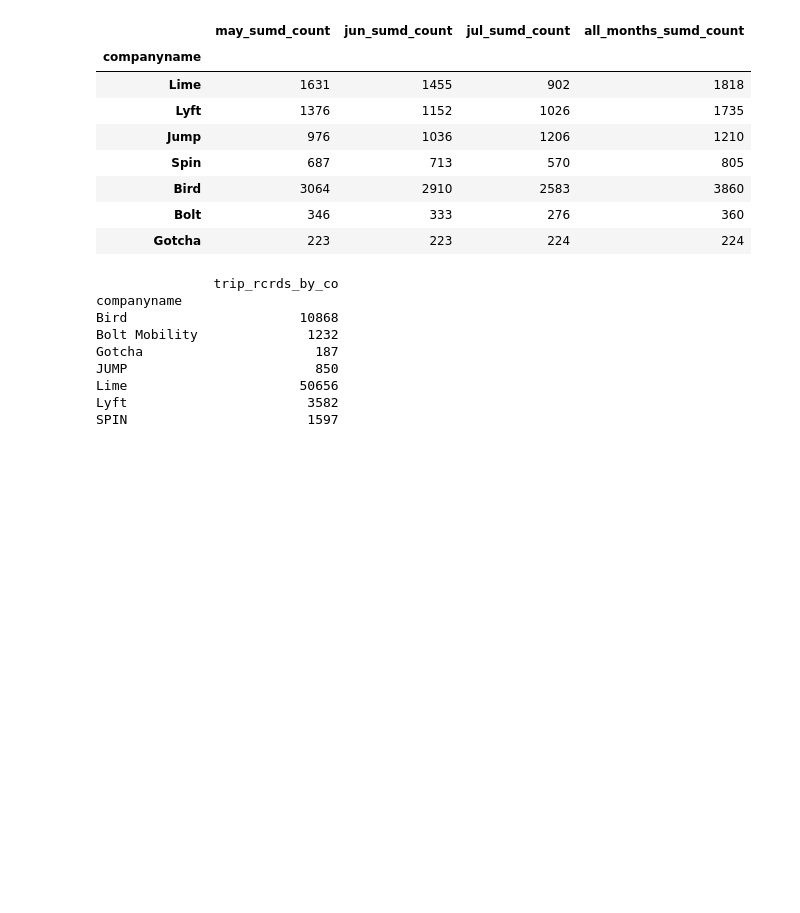
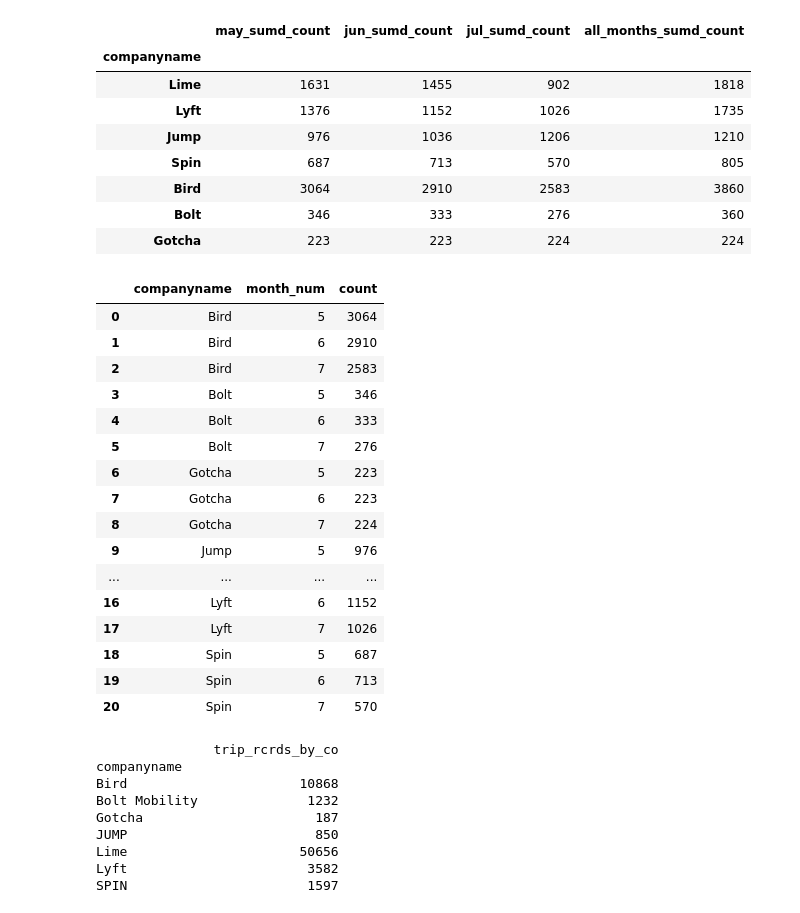
Before and after one commit to NSS-Data-Analytics-Cohort-8/scooter-partner1-witch_trial_logic, a Jupyter notebook: notebooks/sqlalchemy.ipynb, the cells around one changed output. Saved outputs shown, nothing was run; the diff lists cells and outputs as text; code cells hidden in the pictures; blank space fills up the shorter version.

```diff
--- a/notebooks/sqlalchemy.ipynb
+++ b/notebooks/sqlalchemy.ipynb
@@ -460,6 +460,36 @@ scooter_count_by_month
 | Bird | 3064 | 2910 | 2583 | 3860 |
 | Bolt | 346 | 333 | 276 | 360 |
 | Gotcha | 223 | 223 | 224 | 224 |
+# %%
+##cleaner and more eloquent version of code above from instructor
+##query returns same values as above but runs faster w/ less code
+## ~4+ min for query to run
+query1a_refined = '''
+SELECT companyname, EXTRACT(MONTH from pubdatetime) :: INT AS month_num, COUNT(DISTINCT sumdid)
+FROM scooters
+GROUP BY companyname, month_num
+'''
+refined_count_by_month = pd.read_sql(query1a_refined, con=engine)
+# %%
+refined_count_by_month
+# %% [output]
+|  | companyname | month_num | count |
+| 0 | Bird | 5 | 3064 |
+| 1 | Bird | 6 | 2910 |
+| 2 | Bird | 7 | 2583 |
+| 3 | Bolt | 5 | 346 |
+| 4 | Bolt | 6 | 333 |
+| 5 | Bolt | 7 | 276 |
+| 6 | Gotcha | 5 | 223 |
+| 7 | Gotcha | 6 | 223 |
+| 8 | Gotcha | 7 | 224 |
+| 9 | Jump | 5 | 976 |
+| ... | ... | ... | ... |
+| 16 | Lyft | 6 | 1152 |
+| 17 | Lyft | 7 | 1026 |
+| 18 | Spin | 5 | 687 |
+| 19 | Spin | 6 | 713 |
+| 20 | Spin | 7 | 570 |
 # %%
 #1 Project Continued-
 #Did scooter usage vary by company?
```
Also changed, not shown: parts of 3 cells of this notebook.
